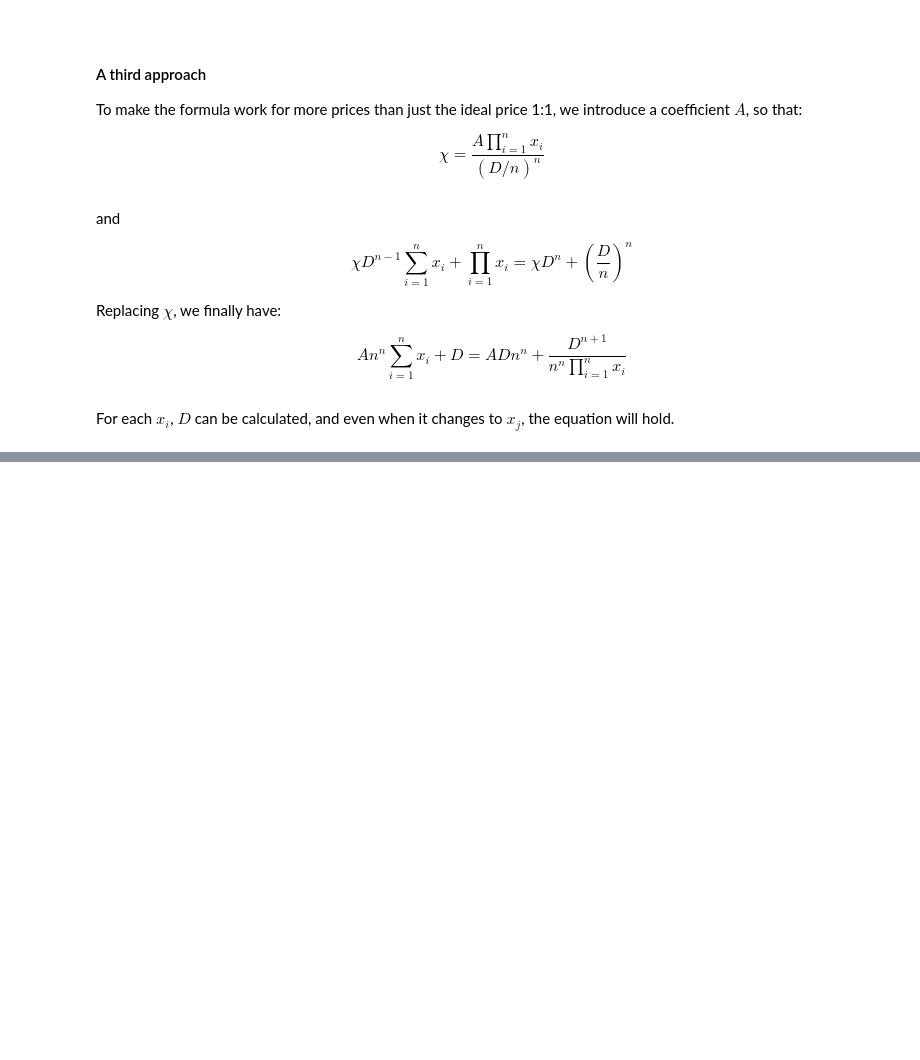
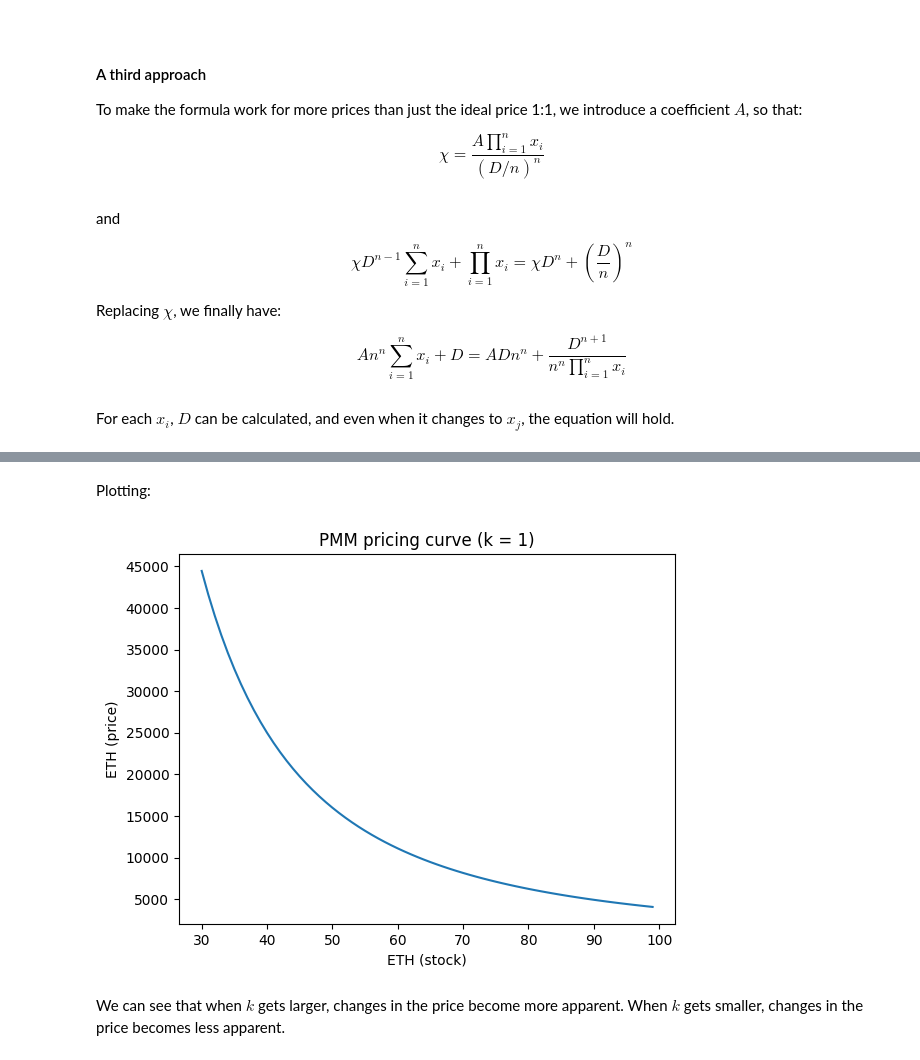
Before and after one commit to autistic-symposium/blockchain-science-py, a Jupyter notebook: dexs-equations-analysis/dexs-equations-analysis.ipynb, the cells around one changed output, grey strips where cells are left out. Cells and saved outputs as stored; diff of their text form; code cells hidden in the pictures; blank space fills up the shorter version.

```diff
--- a/dexs-equations-analysis/dexs-equations-analysis.ipynb
+++ b/dexs-equations-analysis/dexs-equations-analysis.ipynb
@@ -235,0 +288,13 @@ For each $x_i$, $D$ can be calculated, and even when it changes to $x_j$, the eq
+# %% [markdown]
+Plotting:
+# %%
+pyplot.title("PMM pricing curve (k = 1)")
+pyplot.xlabel("ETH (stock)")
+pyplot.ylabel("ETH (price)")
+pyplot.plot(B, P)
+pyplot.show()
+# %% [output]
+[figure, added]
+# %% [markdown]
+We can see that when $k$ gets larger, changes in the price become more apparent.
+When $k$ gets smaller, changes in the price becomes less apparent.
```
Also changed, not shown: parts of 13 cells of this notebook, 1 other file.
